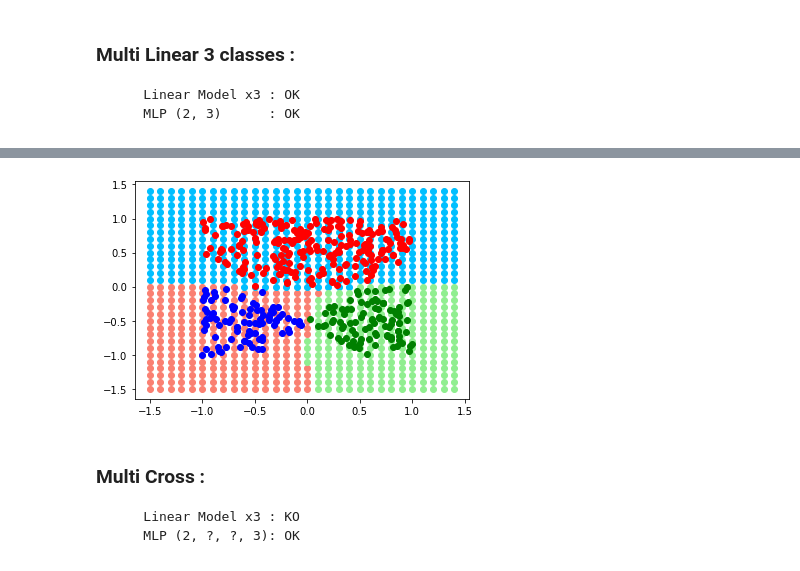
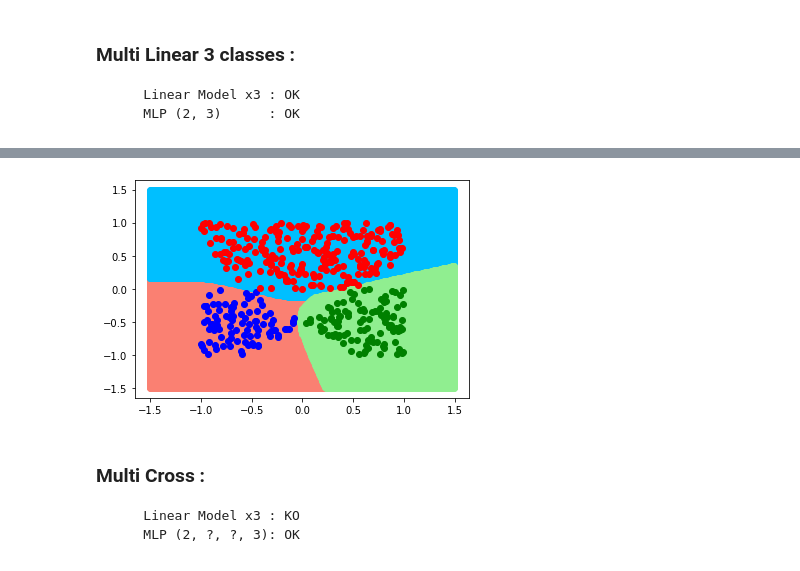
Before and after one commit to Zhariel/Oxide, a Jupyter notebook: notebooks/neural/CAS_DE_TESTS_Neural.ipynb, the cells around one changed output, grey strips where cells are left out. Drawn from its saved outputs; the diff is of its cells as text; code cells hidden in the pictures.

```diff
--- a/notebooks/neural/CAS_DE_TESTS_Neural.ipynb
+++ b/notebooks/neural/CAS_DE_TESTS_Neural.ipynb
@@ -6,9 +6,12 @@ import numpy as np
 from ruster import Ruster
 import sys
 import os
+import time
 
 color_1 = "salmon"
 color_2 = "deepskyblue"
 color_3 = "lightgreen"
 
-r = Ruster(path="C:\\Users\\Revive\\PycharmProjects\\Rust_Native_ML\\rust\\PerceptronLib\\target\\debug\\PerceptronLib.dll")
+r = Ruster(path="C:\\Users\\Revive\\PycharmProjects\\Rust_Native_ML\\rust\\PerceptronLib\\target\\release\\PerceptronLib.dll")
+
+print(r.sum([1, 2, 3]))
@@ -294,6 +299,9 @@ plt.clf()
 
 XF = X.flatten().tolist()
 YF = Y.flatten().tolist()
+
+color_2 = "salmon"
+color_1 = "deepskyblue"
 
 layer_count = 2
 input_count = 2
@@ -302,14 +310,14 @@ output_count = 1
 
 nn = r.create_nn(layer_count, input_count, hidden_count, output_count)
 
-r.train_nn(nn, XF, YF, 500, 0.03, True)
+r.train_nn(nn, XF, YF, 1000, 0.01, True)
 
 points_x1_blue = []
 points_x2_blue = []
 points_x1_red = []
 points_x2_red = []
-for i in np.arange(-1.0, 1.0, 0.05):
-    for j in np.arange(-1.0, 1.0, 0.05):
+for i in np.arange(-1.0, 1.0, 0.01):
+    for j in np.arange(-1.0, 1.0, 0.01):
         value = r.predict_nn(nn, np.array([i, j], float), True, 1)
         predict = -1.0 if value < 0 else 1.0
         if predict == 1.0:
@@ -372,41 +380,41 @@ output_count = 3
 
 nn = r.create_nn(layer_count, input_count, hidden_count, output_count)
 
-r.train_nn(nn, XF, YF, 500, 0.03, True)
+r.train_nn(nn, XF, YF, 1000, 0.01, True)
 
 points_x1_blue = []
 points_x2_blue = []
 points_x1_red = []
 points_x2_red = []
 points_x1_green = []
 points_x2_green = []
-for i in np.arange(-1.5, 1.5, 0.1):
-    for j in np.arange(-1.5, 1.5, 0.1):
+for i in np.arange(-1.5, 1.5, 0.01):
+    for j in np.arange(-1.5, 1.5, 0.01):
         value = r.predict_nn(nn, np.array([i, j], float), True, output_count).tolist()
 #         print(value)
         idx = index(value)
 #         print(idx)
         if idx == 0:
             points_x1_blue.append(i)
             points_x2_blue.append(j)
         elif idx == 1:
             points_x1_red.append(i)
             points_x2_red.append(j)
         elif idx == 2:
             points_x1_green.append(i)
             points_x2_green.append(j)
 
 plt.scatter(points_x1_blue, points_x2_blue, c=color_1)
 plt.scatter(points_x1_red, points_x2_red, c=color_2)
 plt.scatter(points_x1_green, points_x2_green, c=color_3)
 plt.scatter(np.array(list(map(lambda elt : elt[1], filter(lambda c: Y[c[0]][0] == 1, enumerate(X)))))[:,0], np.array(list(map(lambda elt : elt[1], filter(lambda c: Y[c[0]][0] == 1, enumerate(X)))))[:,1], color='blue')
 plt.scatter(np.array(list(map(lambda elt : elt[1], filter(lambda c: Y[c[0]][1] == 1, enumerate(X)))))[:,0], np.array(list(map(lambda elt : elt[1], filter(lambda c: Y[c[0]][1] == 1, enumerate(X)))))[:,1], color='red')
 plt.scatter(np.array(list(map(lambda elt : elt[1], filter(lambda c: Y[c[0]][2] == 1, enumerate(X)))))[:,0], np.array(list(map(lambda elt : elt[1], filter(lambda c: Y[c[0]][2] == 1, enumerate(X)))))[:,1], color='green')
 plt.show()
 
 r.release_nn(nn)
 # %% [output]
-[figure, old version]
+[figure, new version]
 # %% [markdown]
 ### Multi Cross :
         Linear Model x3 : KO
```
Also changed, not shown: parts of 12 cells of this notebook, 3 other files.
